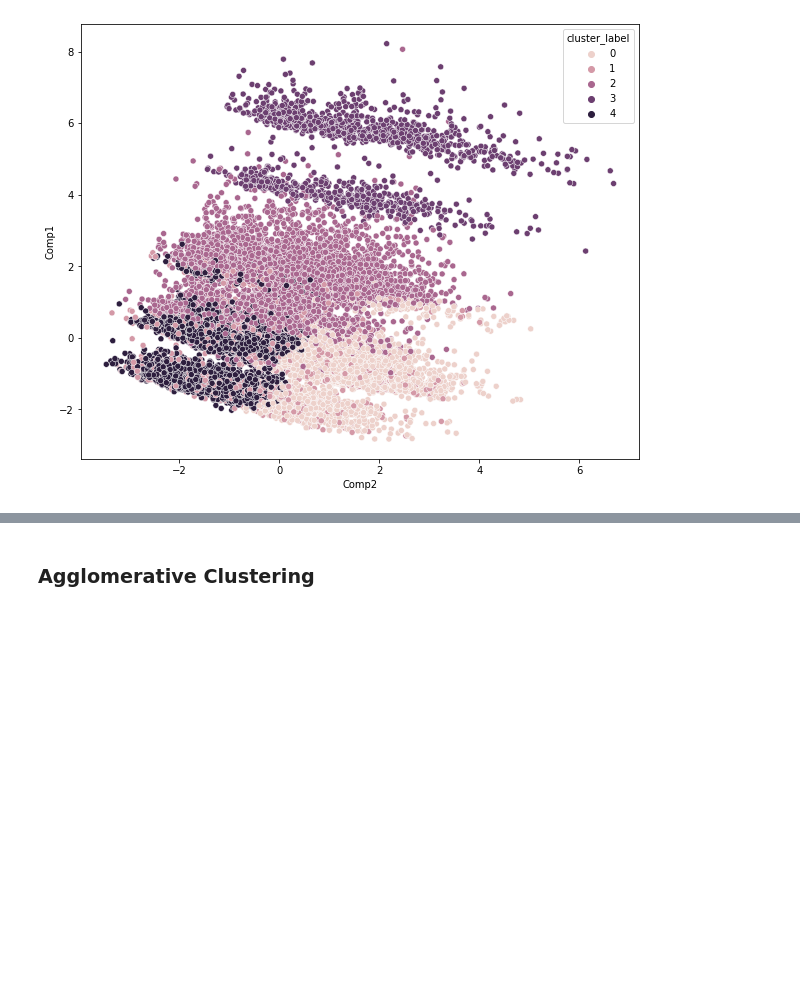
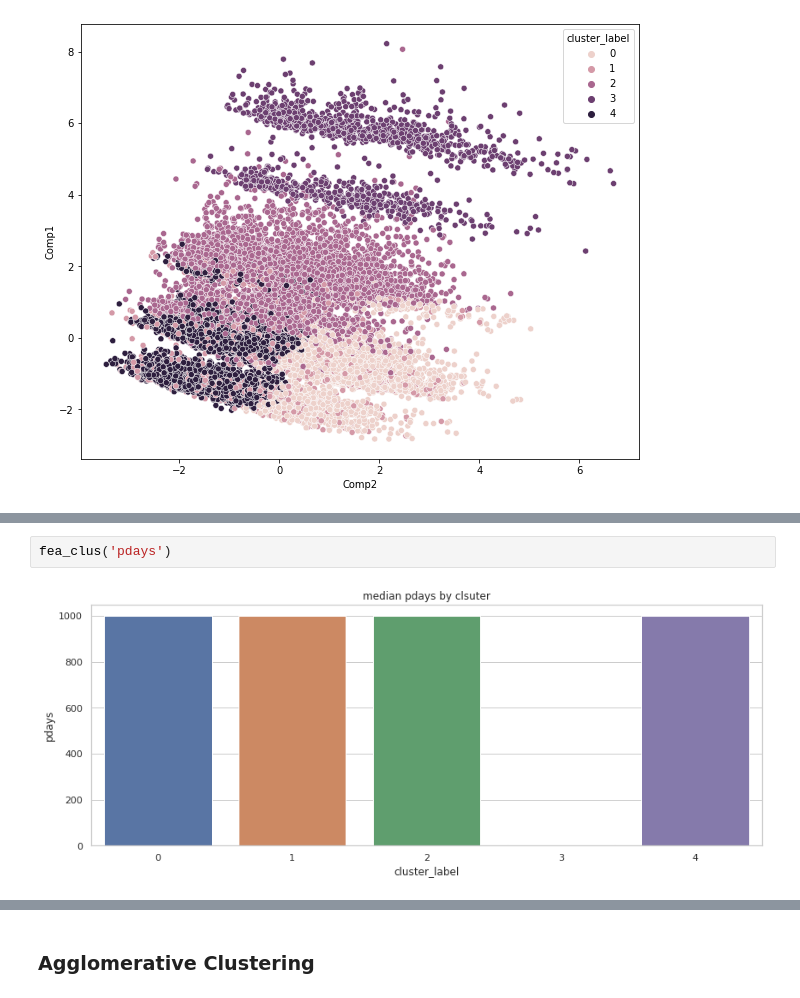
Before and after one commit to ShawnLiu119/Bank-Marketing_Clas-Clus-AppDev, a Jupyter notebook: BankMkting_Clustering_CustomerSegmentation.ipynb, the cells around one changed output, grey strips where cells are left out. Cells and saved outputs as stored; diff of their text form; blank space fills up the shorter version.

```diff
--- a/BankMkting_Clustering_CustomerSegmentation.ipynb
+++ b/BankMkting_Clustering_CustomerSegmentation.ipynb
@@ -176,0 +218,4 @@ plt.show()
+# %%
+fea_clus('pdays')
+# %% [output]
+[figure, added]
```
Also changed, not shown: parts of 5 cells of this notebook.
